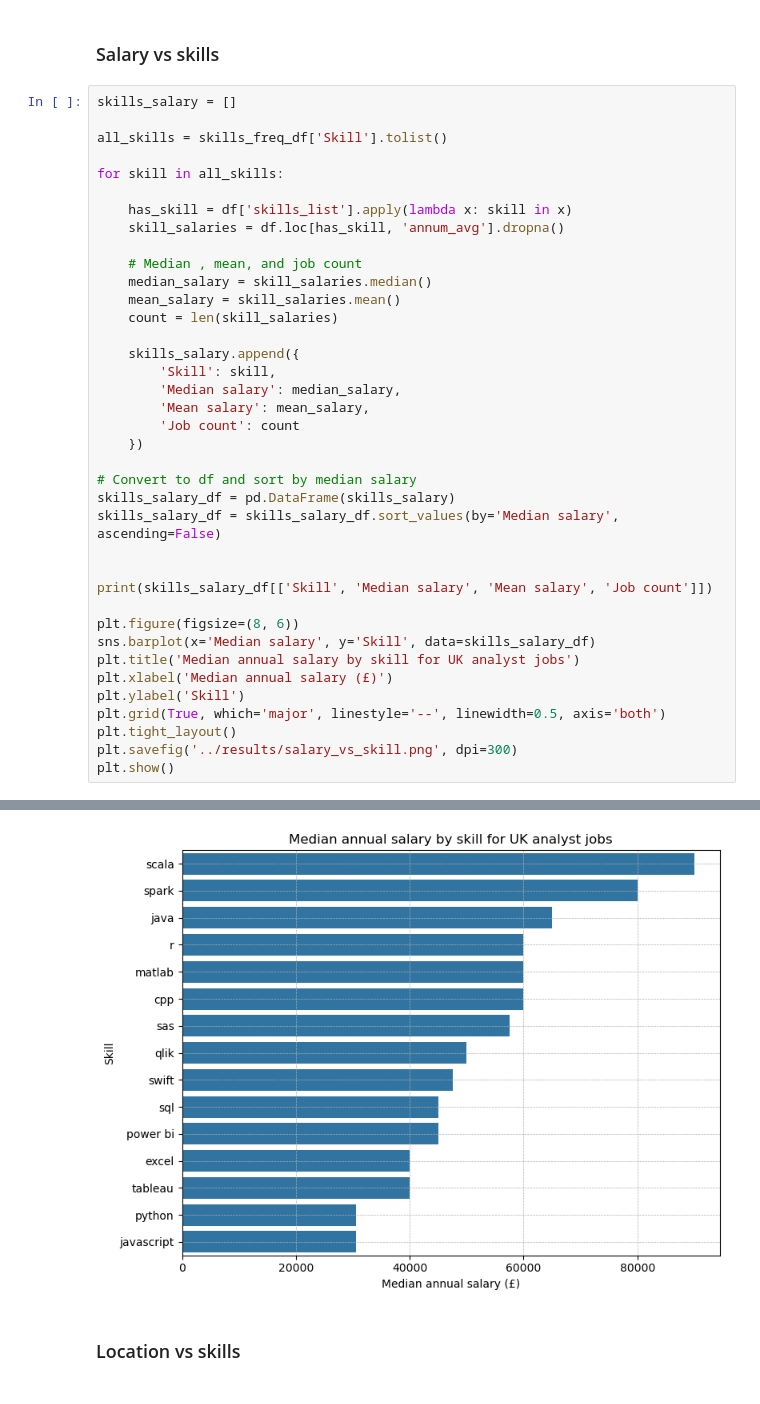
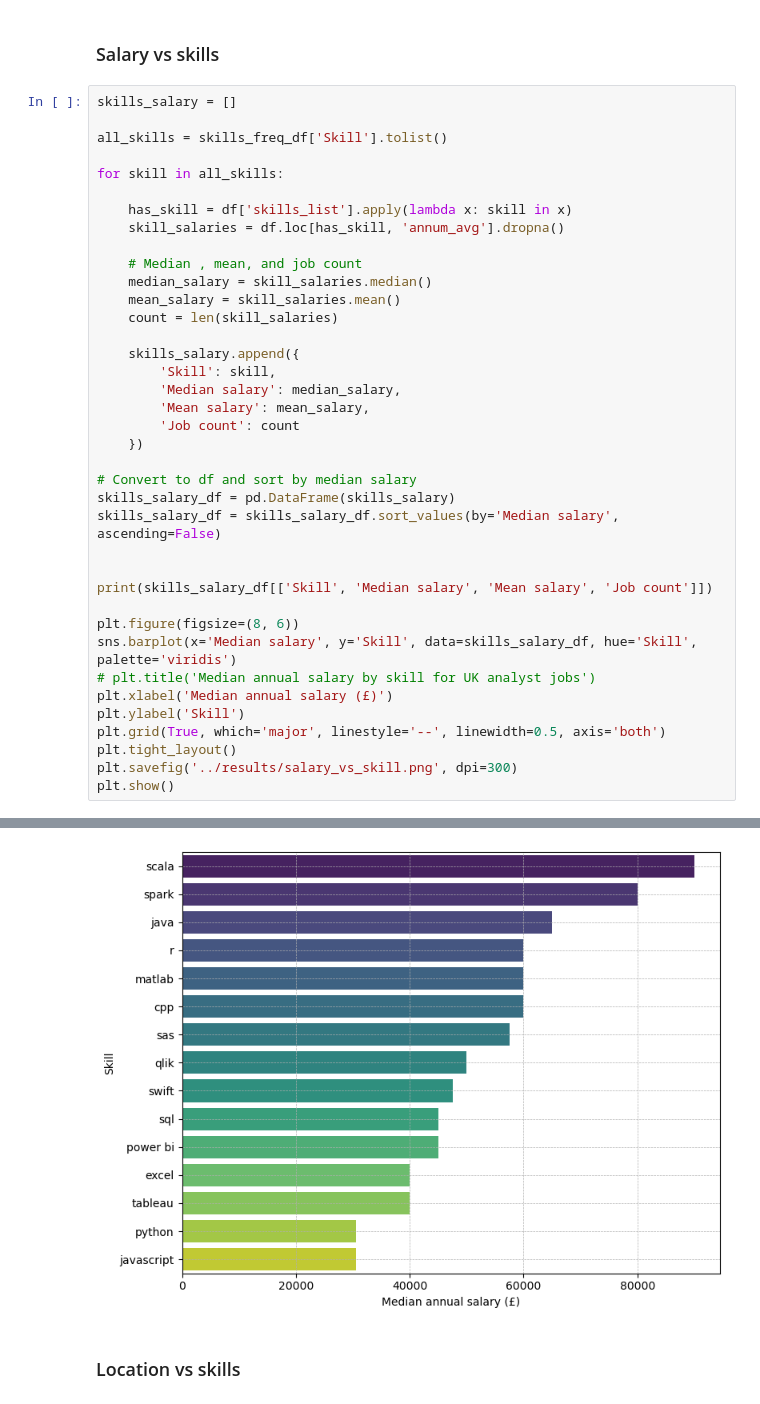
Before and after one commit to CawbyCop/720000069, a Jupyter notebook: source/data_analysis.ipynb, the cells around one changed output, grey strips where cells are left out. Saved outputs shown, nothing was run; the diff lists cells and outputs as text.

Commit message:
added plot caption and colour

```diff
--- a/source/data_analysis.ipynb
+++ b/source/data_analysis.ipynb
@@ -311,36 +313,36 @@ for skill in all_skills:
 skills_salary_df = pd.DataFrame(skills_salary)
 skills_salary_df = skills_salary_df.sort_values(by='Median salary', ascending=False)
 
 
 print(skills_salary_df[['Skill', 'Median salary', 'Mean salary', 'Job count']])
 
 plt.figure(figsize=(8, 6))
-sns.barplot(x='Median salary', y='Skill', data=skills_salary_df)
-plt.title('Median annual salary by skill for UK analyst jobs')
+sns.barplot(x='Median salary', y='Skill', data=skills_salary_df, hue='Skill', palette='viridis')
+# plt.title('Median annual salary by skill for UK analyst jobs')
 plt.xlabel('Median annual salary (£)')
 plt.ylabel('Skill')
 plt.grid(True, which='major', linestyle='--', linewidth=0.5, axis='both')
 plt.tight_layout()
 plt.savefig('../results/salary_vs_skill.png', dpi=300)
 plt.show()
 # %% [output]
          Skill  Median salary   Mean salary  Job count
 14       scala        90000.0  87500.000000          3
 9        spark        80000.0  71500.000000          5
 8         java        65000.0  74115.384615         13
 6            r        60000.0  59659.397059         51
 10      matlab        60000.0  55777.777778          9
 11         cpp        60000.0  65312.500000          8
 7          sas        57500.0  57989.181818         44
 12        qlik        50000.0  43833.333333          3
 13       swift        47500.0  49875.000000          4
 1          sql        45000.0  51186.549892        461
 3     power bi        45000.0  49644.988347        236
 2        excel        40000.0  42185.901589        472
 4      tableau        40000.0  43691.712629        194
 0       python        30500.0  42008.306326        577
 5   javascript        30500.0  32377.162630        289
-[figure, old version]
+[figure, new version]
 # %% [markdown]
 ### Location vs skills
 # %%
```
Also changed, not shown: parts of 6 cells of this notebook, 10 other files.
